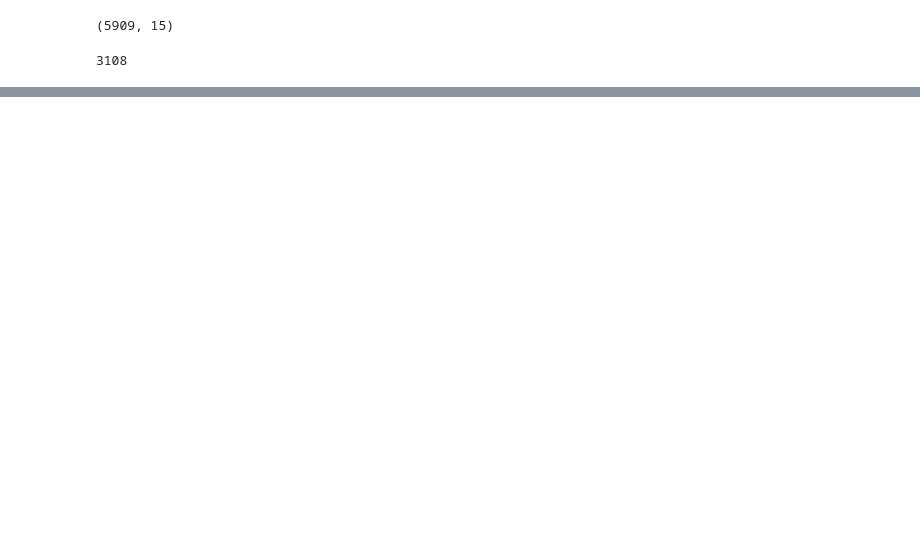
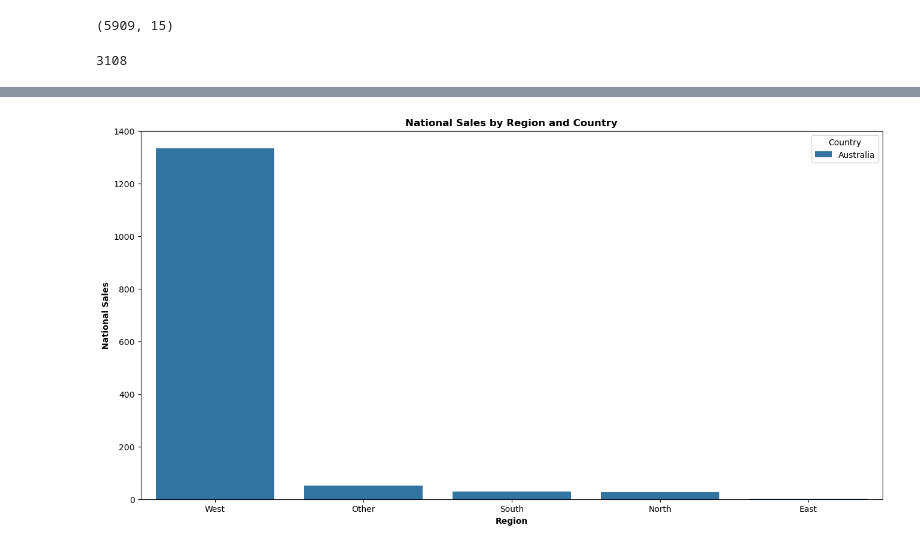
Before and after one commit to megha-ambujakshan/video-games-sales-analysis, a Jupyter notebook: Video games sales.ipynb, the cells around one changed output, grey strips where cells are left out. Drawn from its saved outputs; the diff is of its cells as text; code cells hidden in the pictures; blank space fills up the shorter version.

```diff
--- a/Video games sales.ipynb
+++ b/Video games sales.ipynb
@@ -97,0 +105,13 @@ Note: you may need to restart the kernel to use updated packages.
+# %%
+#create a bar Chart
+
+National_Sales=df.groupby(['Region','Country'])['National Sales'].sum().reset_index().sort_values(by='National Sales', ascending=False)
+National_Sales
+plt.figure(figsize=(16, 8))
+sns.barplot(data=National_Sales, x='Region', y='National Sales',hue='Country')
+plt.title('National Sales by Region and Country',fontweight='bold')
+plt.xlabel('Region',fontweight='bold')
+plt.ylabel('National Sales',fontweight='bold')
+plt.show()
+# %% [output]
+[figure, added]
```
Also changed, not shown: parts of 3 cells of this notebook.
